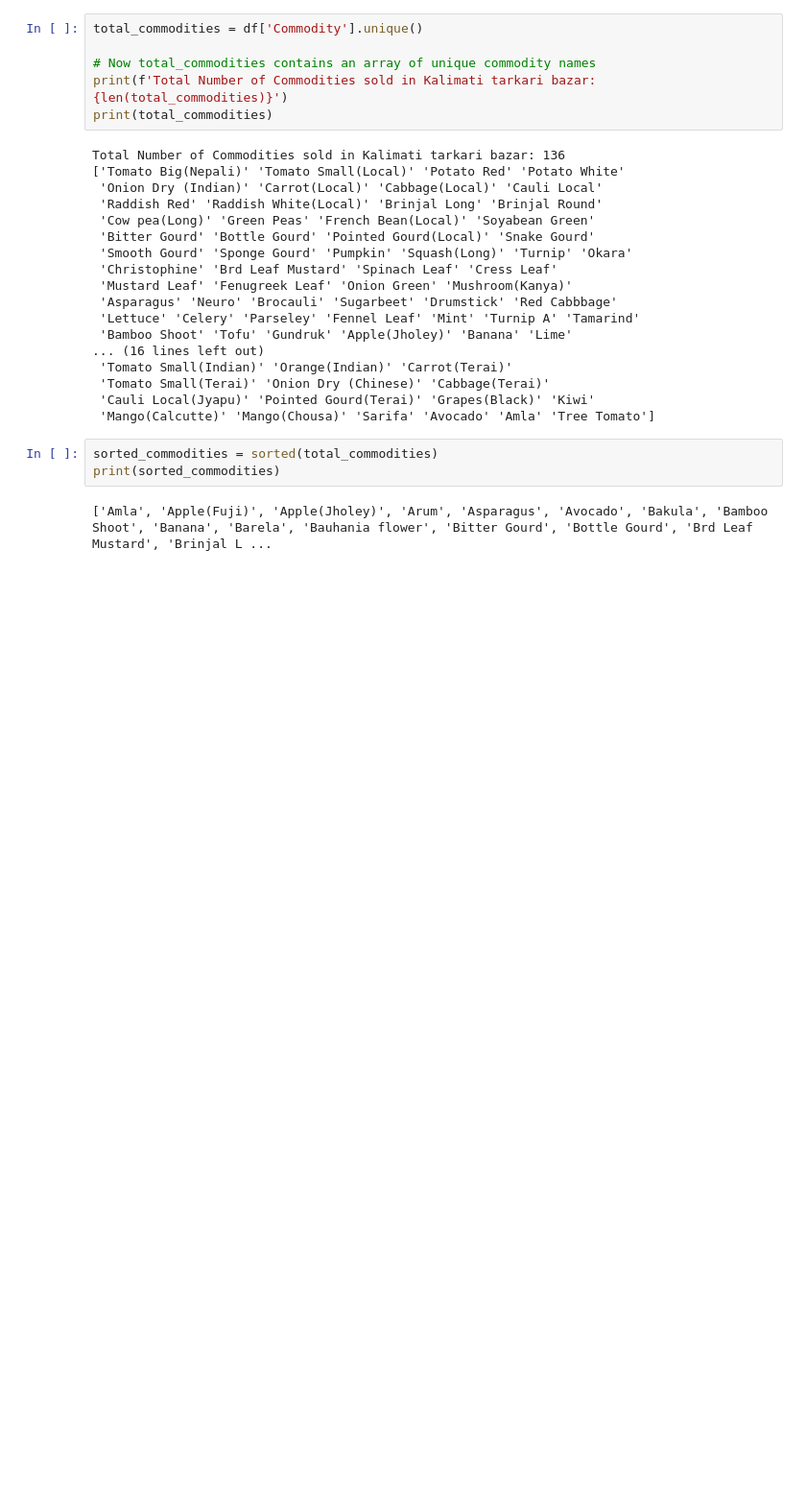
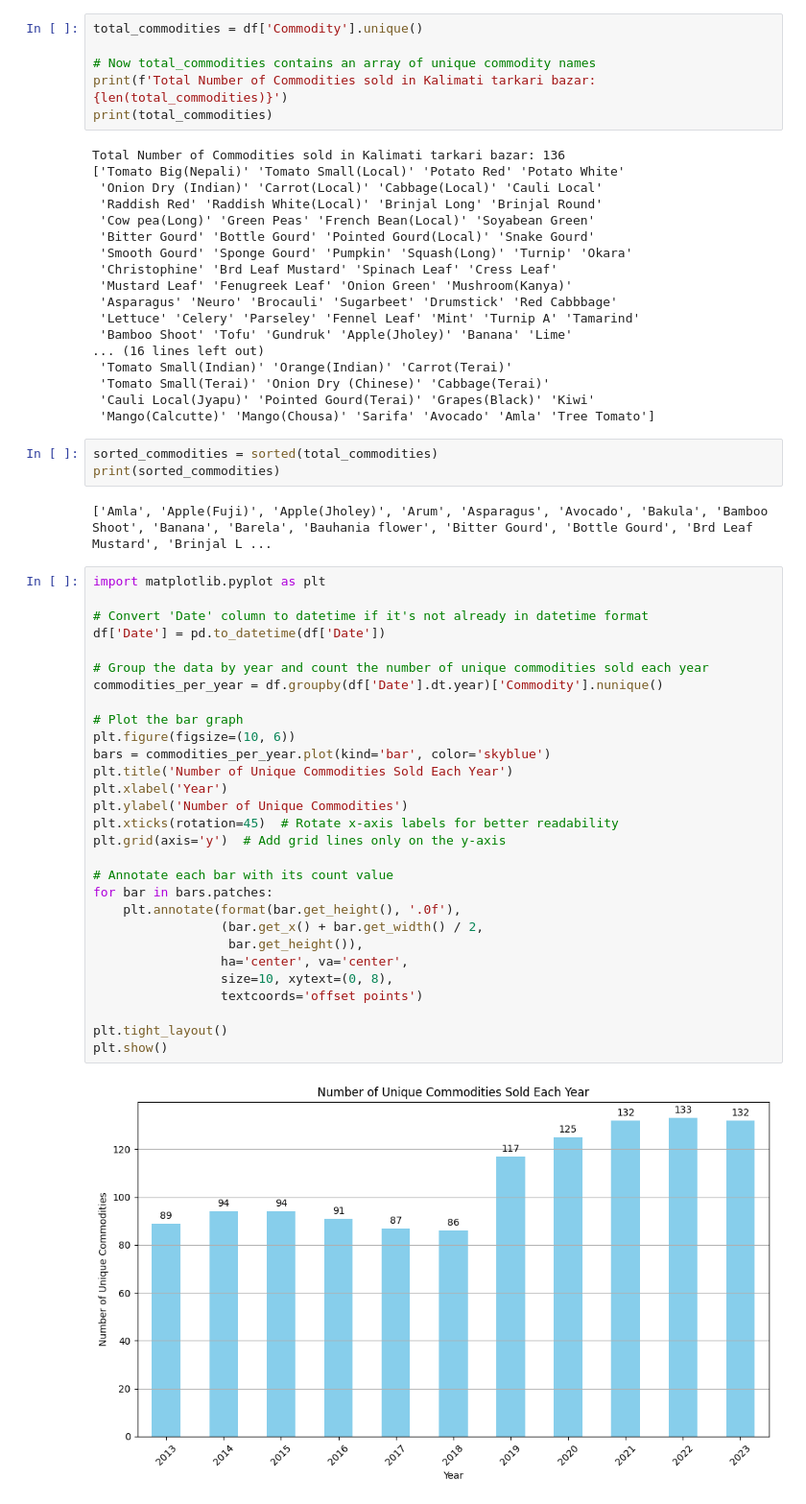
Before and after one commit to Rk-Pudasaini/Data_Analysis, a Jupyter notebook: Kalimati_tarkari_price_analysis.ipynb, the cells around one changed output. Shown: that part at 96% size. Cells and saved outputs as stored; diff of their text form; blank space fills up the shorter version.

```diff
--- a/Kalimati_tarkari_price_analysis.ipynb
+++ b/Kalimati_tarkari_price_analysis.ipynb
@@ -89,3 +89,34 @@ sorted_commodities = sorted(total_commodities)
 print(sorted_commodities)
 # %% [output]
 ['Amla', 'Apple(Fuji)', 'Apple(Jholey)', 'Arum', 'Asparagus', 'Avocado', 'Bakula', 'Bamboo Shoot', 'Banana', 'Barela', 'Bauhania flower', 'Bitter Gourd', 'Bottle Gourd', 'Brd Leaf Mustard', 'Brinjal L ...
+# %%
+import matplotlib.pyplot as plt
+
+# Convert 'Date' column to datetime if it's not already in datetime format
+df['Date'] = pd.to_datetime(df['Date'])
+
+# Group the data by year and count the number of unique commodities sold each year
+commodities_per_year = df.groupby(df['Date'].dt.year)['Commodity'].nunique()
+
+# Plot the bar graph
+plt.figure(figsize=(10, 6))
+bars = commodities_per_year.plot(kind='bar', color='skyblue')
+plt.title('Number of Unique Commodities Sold Each Year')
+plt.xlabel('Year')
+plt.ylabel('Number of Unique Commodities')
+plt.xticks(rotation=45)  # Rotate x-axis labels for better readability
+plt.grid(axis='y')  # Add grid lines only on the y-axis
+
+# Annotate each bar with its count value
+for bar in bars.patches:
+    plt.annotate(format(bar.get_height(), '.0f'),
+                 (bar.get_x() + bar.get_width() / 2,
+                  bar.get_height()),
+                 ha='center', va='center',
+                 size=10, xytext=(0, 8),
+                 textcoords='offset points')
+
+plt.tight_layout()
+plt.show()
+# %% [output]
+[figure, added]
```
